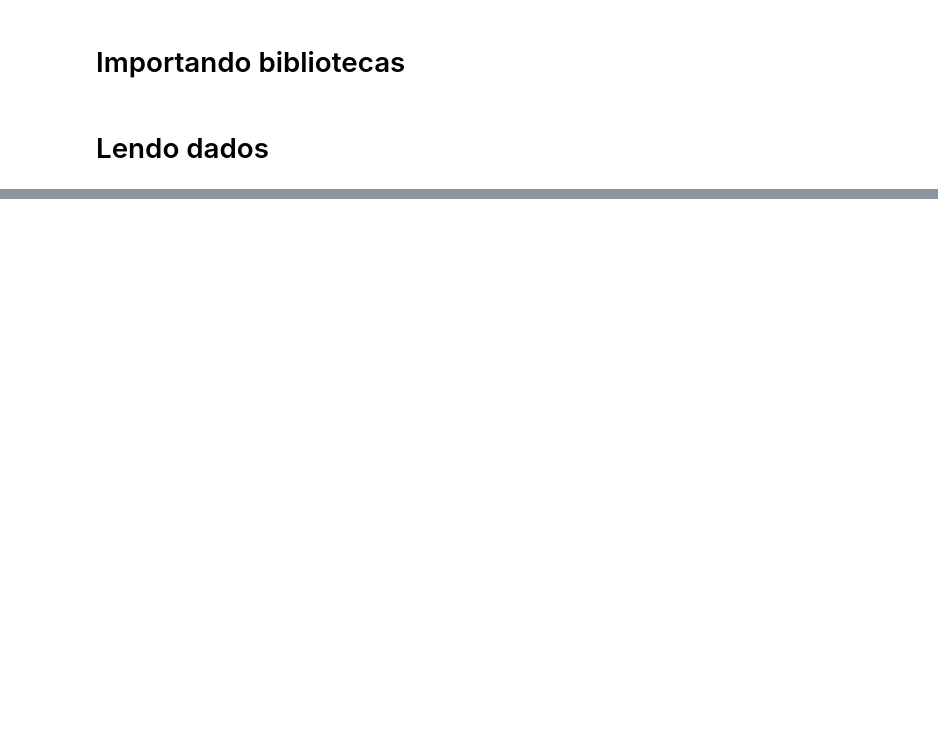
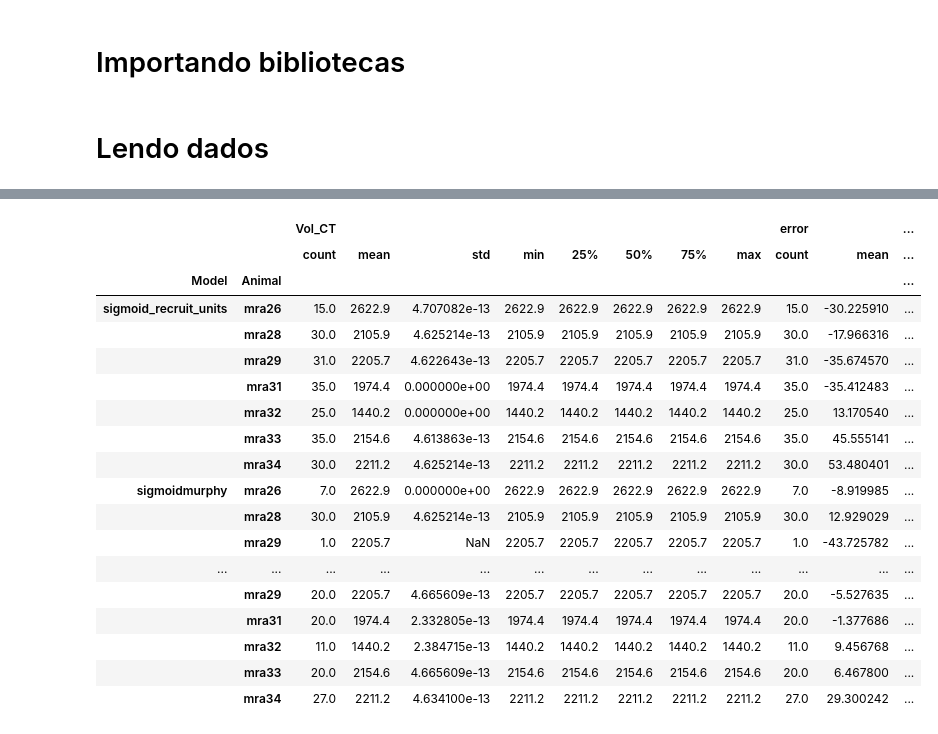
Before and after one commit to edlbcamargo/recrutabilidade, a Jupyter notebook: estima_recrutabilidade.ipynb, the cells around one changed output, grey strips where cells are left out. Drawn from its saved outputs; the diff is of its cells as text; code cells hidden in the pictures; blank space fills up the shorter version.

Commit message:
Garantindo alterações depois do merge.

```diff
--- a/estima_recrutabilidade.ipynb
+++ b/estima_recrutabilidade.ipynb
@@ -36,0 +67,3 @@ dados_ct_df.head(2)
+# %%
+dados_ct_rec_df = pega_potencial(dados_ct_df)
+dados_ct_rec_df.tail(3)
@@ -36,0 +75,5 @@ dados_ct_df.head(2)
+# %%
+dados_ct_util = dados_ct_rec_df[(dados_ct_rec_df['Maneuver']=='B')|
+                                (dados_ct_rec_df['Maneuver']=='C')|
+                                (dados_ct_rec_df['Maneuver']=='D')].reset_index(drop=True)
+dados_ct_util.tail(3)
@@ -36,0 +85,2 @@ dados_ct_df.head(2)
+# %%
+dados_ct_eit = dados_ct_util.merge(resultdf_indiv,on=('Animal','Maneuver'))
@@ -36,0 +102,3 @@ dados_ct_df.head(2)
+# %%
+dados_ct_eit_fitted = dados_ct_eit[dados_ct_eit.fitted==True].reset_index(drop=True)
+dados_ct_eit_fitted.tail(1)
@@ -36,0 +122,22 @@ dados_ct_df.head(2)
+# %%
+dados_ct_eit_fitted.groupby(['Model','Animal']).describe()
+# %% [output]
+|  |  | Vol_CT |  |  |  |  |  |  |  | error |  | ... |
+|  |  | count | mean | std | min | 25% | 50% | 75% | max | count | mean | ... |
+| Model | Animal |  |  |  |  |  |  |  |  |  |  | ... |
+| sigmoid_recruit_units | mra26 | 15.0 | 2622.9 | 4.707082e-13 | 2622.9 | 2622.9 | 2622.9 | 2622.9 | 2622.9 | 15.0 | -30.225910 | ... |
+|  | mra28 | 30.0 | 2105.9 | 4.625214e-13 | 2105.9 | 2105.9 | 2105.9 | 2105.9 | 2105.9 | 30.0 | -17.966316 | ... |
+|  | mra29 | 31.0 | 2205.7 | 4.622643e-13 | 2205.7 | 2205.7 | 2205.7 | 2205.7 | 2205.7 | 31.0 | -35.674570 | ... |
+|  | mra31 | 35.0 | 1974.4 | 0.000000e+00 | 1974.4 | 1974.4 | 1974.4 | 1974.4 | 1974.4 | 35.0 | -35.412483 | ... |
+|  | mra32 | 25.0 | 1440.2 | 0.000000e+00 | 1440.2 | 1440.2 | 1440.2 | 1440.2 | 1440.2 | 25.0 | 13.170540 | ... |
+|  | mra33 | 35.0 | 2154.6 | 4.613863e-13 | 2154.6 | 2154.6 | 2154.6 | 2154.6 | 2154.6 | 35.0 | 45.555141 | ... |
+|  | mra34 | 30.0 | 2211.2 | 4.625214e-13 | 2211.2 | 2211.2 | 2211.2 | 2211.2 | 2211.2 | 30.0 | 53.480401 | ... |
+| sigmoidmurphy | mra26 | 7.0 | 2622.9 | 0.000000e+00 | 2622.9 | 2622.9 | 2622.9 | 2622.9 | 2622.9 | 7.0 | -8.919985 | ... |
+|  | mra28 | 30.0 | 2105.9 | 4.625214e-13 | 2105.9 | 2105.9 | 2105.9 | 2105.9 | 2105.9 | 30.0 | 12.929029 | ... |
+|  | mra29 | 1.0 | 2205.7 | NaN | 2205.7 | 2205.7 | 2205.7 | 2205.7 | 2205.7 | 1.0 | -43.725782 | ... |
+| ... | ... | ... | ... | ... | ... | ... | ... | ... | ... | ... | ... | ... |
+|  | mra29 | 20.0 | 2205.7 | 4.665609e-13 | 2205.7 | 2205.7 | 2205.7 | 2205.7 | 2205.7 | 20.0 | -5.527635 | ... |
+|  | mra31 | 20.0 | 1974.4 | 2.332805e-13 | 1974.4 | 1974.4 | 1974.4 | 1974.4 | 1974.4 | 20.0 | -1.377686 | ... |
+|  | mra32 | 11.0 | 1440.2 | 2.384715e-13 | 1440.2 | 1440.2 | 1440.2 | 1440.2 | 1440.2 | 11.0 | 9.456768 | ... |
+|  | mra33 | 20.0 | 2154.6 | 4.665609e-13 | 2154.6 | 2154.6 | 2154.6 | 2154.6 | 2154.6 | 20.0 | 6.467800 | ... |
+|  | mra34 | 27.0 | 2211.2 | 4.634100e-13 | 2211.2 | 2211.2 | 2211.2 | 2211.2 | 2211.2 | 27.0 | 29.300242 | ... |
```
Also changed, not shown: parts of 7 cells of this notebook, 1 other file.
